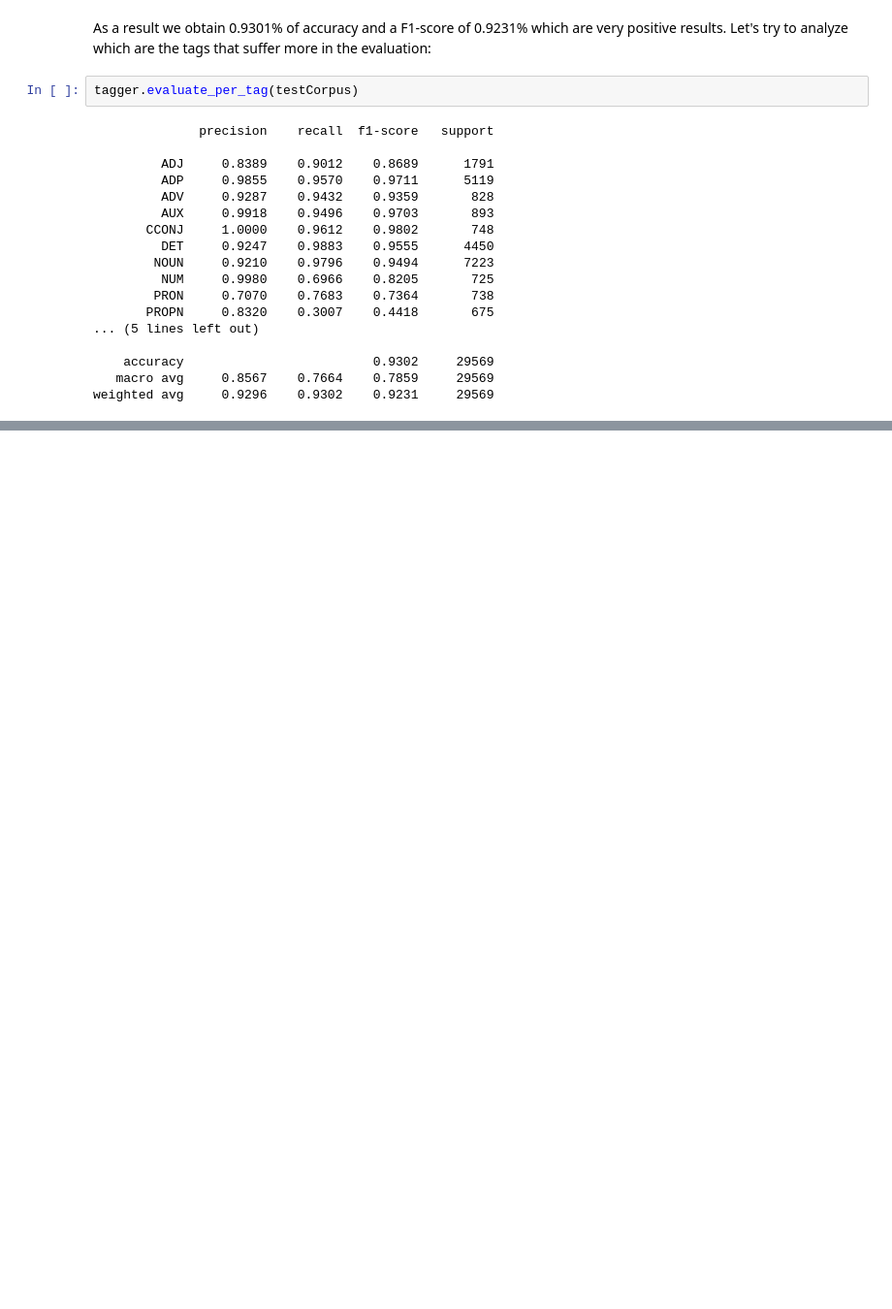
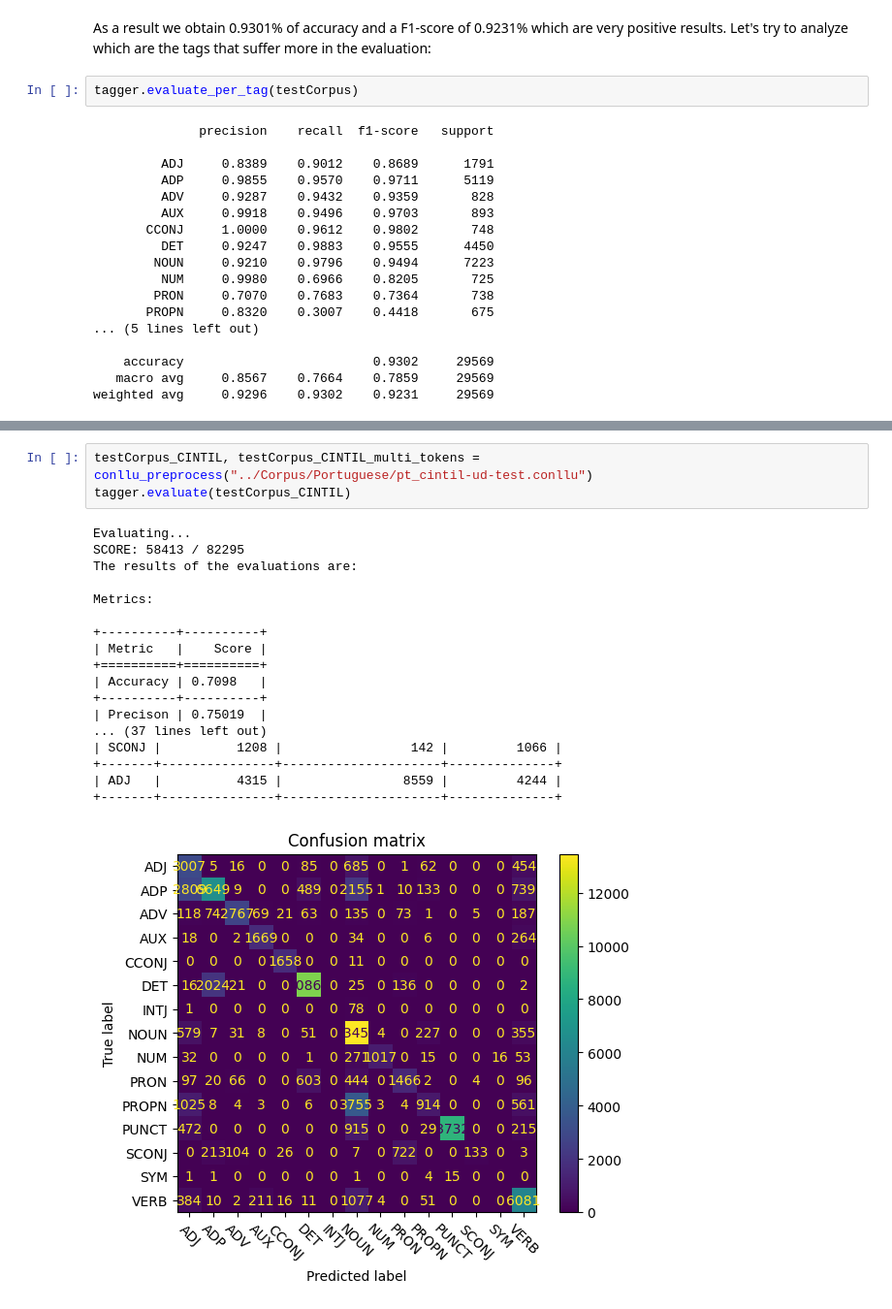
Before and after one commit to anegda/HMM_PoS_Tagger, a Jupyter notebook: Jupyter Notebooks/Experimentation_pt.ipynb, the cells around one changed output, grey strips where cells are left out. Shown at 97% size. Drawn from its saved outputs; the diff is of its cells as text; blank space fills up the shorter version.

Commit message:
PORTUGUESE EXPERIMENTATION: evaluation with different corpus and some conclusions

```diff
--- a/Jupyter Notebooks/Experimentation_pt.ipynb
+++ b/Jupyter Notebooks/Experimentation_pt.ipynb
@@ -752,0 +868,22 @@ As it was expected, the 'PUNCT' tag has the best results, this could be because
+# %%
+testCorpus_CINTIL, testCorpus_CINTIL_multi_tokens = conllu_preprocess("../Corpus/Portuguese/pt_cintil-ud-test.conllu")
+tagger.evaluate(testCorpus_CINTIL)
+# %% [output]
+Evaluating...
+SCORE: 58413 / 82295
+The results of the evaluations are:
+
+Metrics:
+
++----------+----------+
+| Metric   |    Score |
++==========+==========+
+| Accuracy | 0.7098   |
++----------+----------+
+| Precison | 0.75019  |
+... (37 lines left out)
+| SCONJ |          1208 |                 142 |         1066 |
++-------+---------------+---------------------+--------------+
+| ADJ   |          4315 |                8559 |         4244 |
++-------+---------------+---------------------+--------------+
+[figure, added]
```
Also changed, not shown: parts of 21 cells of this notebook.
